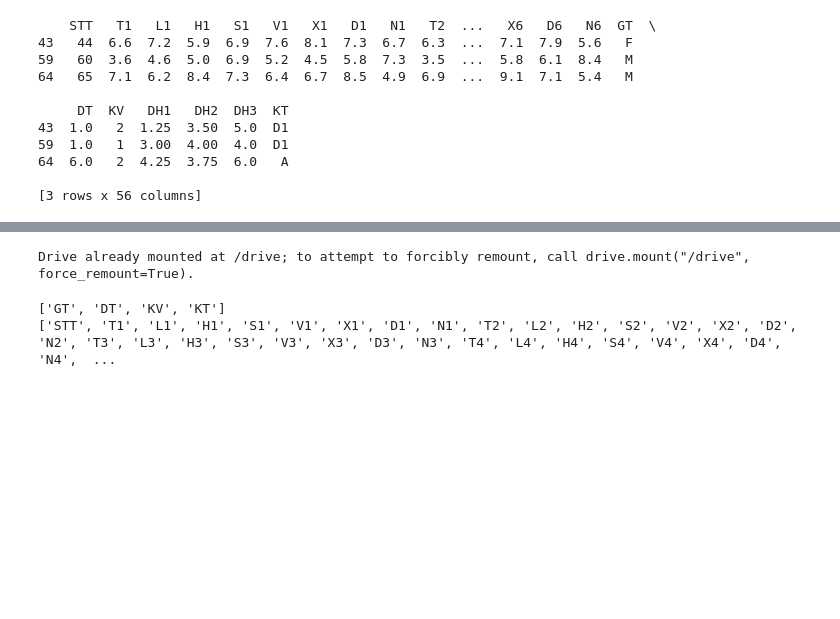
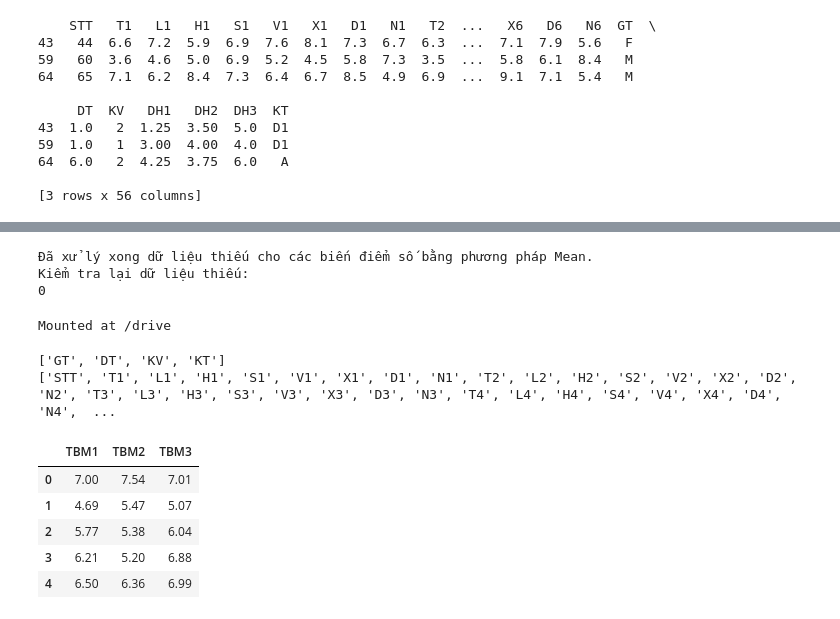
Before and after one commit to hongocphuongnhu/TH_Deep_Learning, a Jupyter notebook: LAB01.ipynb, the cells around one changed output, grey strips where cells are left out. Cells and saved outputs as stored; diff of their text form; code cells hidden in the pictures; blank space fills up the shorter version.

```diff
--- a/LAB01.ipynb
+++ b/LAB01.ipynb
@@ -64,3 +64,14 @@ print (dropAllNaNFrame)
 # %%
 #thay thế các giá trị null thành số 0
 dulieuxettuyen = dulieuxettuyen.fillna(0)
+# %%
+# Khảo sát dữ liệu thiếu cho cột 'DT' (Dân tộc)
+print("Các giá trị riêng biệt của DT:", dulieuxettuyen['DT'].unique())
+tan_so_dt = dulieuxettuyen['DT'].value_counts(dropna=False)
+tan_suat_dt = dulieuxettuyen['DT'].value_counts(dropna=False, normalize=True) * 100
+
+thong_ke_dt = pd.DataFrame({'Tần số': tan_so_dt, 'Tần suất (%)': tan_suat_dt})
+print("\nBảng thống kê DT:")
+display(thong_ke_dt)
+
+dulieuxettuyen['DT'] = dulieuxettuyen['DT'].fillna(0)
@@ -67,10 +87,32 @@ dulieuxettuyen = dulieuxettuyen.fillna(0)
+# %%
+#Thống kê dữ liệu thiếu cho T1 và các cột điểm khác, sau đó điền bằng Mean
+columns_to_fix = ['T1', 'L1', 'H1', 'S1', 'V1', 'X1', 'D1', 'N1',
+                  'T2', 'L2', 'H2', 'S2', 'V2', 'X2', 'D2', 'N2',
+                  'T3', 'L3', 'H3', 'S3', 'V3', 'X3', 'D3', 'N3',
+                  'T4', 'L4', 'H4', 'S4', 'V4', 'X4', 'D4', 'N4',
+                  'T5', 'L5', 'H5', 'S5', 'V5', 'X5', 'D5', 'N5',
+                  'T6', 'L6', 'H6', 'S6', 'V6', 'X6', 'D6', 'N6']
+
+for col in columns_to_fix:
+    if col in dulieuxettuyen.columns:
+        mean_val = dulieuxettuyen[col].mean()
+        # dulieuxettuyen[col] = dulieuxettuyen[col].replace(0, np.nan) # Trả lại nan vì trước đó điền 0
+        dulieuxettuyen[col] = dulieuxettuyen[col].fillna(mean_val)
+
+print("Đã xử lý xong dữ liệu thiếu cho các biến điểm số bằng phương pháp Mean.")
+print("Kiểm tra lại dữ liệu thiếu:")
+print(dulieuxettuyen[columns_to_fix].isnull().sum().sum())
+# %% [output]
+Đã xử lý xong dữ liệu thiếu cho các biến điểm số bằng phương pháp Mean.
+Kiểm tra lại dữ liệu thiếu:
+0
 # %%
 from google.colab import drive
 drive.mount('/drive')
 dulieuxettuyen_frame = pd.DataFrame(dulieuxettuyen)
 dulieuxettuyen_frame.to_csv('/drive/My Drive/DataAnalyst/dulieuxettuyen.csv')
 # %% [output]
-Drive already mounted at /drive; to attempt to forcibly remount, call drive.mount("/drive", force_remount=True).
+Mounted at /drive
 # %%
 dinhtinh = ['GT', 'DT', 'KV', 'KT']
 dinhluong = [col for col in dulieuxettuyen.columns if col not in dinhtinh]
@@ -79,3 +121,22 @@ print(dinhluong)
 # %% [output]
 ['GT', 'DT', 'KV', 'KT']
 ['STT', 'T1', 'L1', 'H1', 'S1', 'V1', 'X1', 'D1', 'N1', 'T2', 'L2', 'H2', 'S2', 'V2', 'X2', 'D2', 'N2', 'T3', 'L3', 'H3', 'S3', 'V3', 'X3', 'D3', 'N3', 'T4', 'L4', 'H4', 'S4', 'V4', 'X4', 'D4', 'N4',  ...
+# %%
+import numpy as np
+
+# Tính TBM1, TBM2, TBM3
+for i in [1, 2, 6]:
+    suffix = str(i) if i != 6 else '3'
+    year = str(i)
+    dulieuxettuyen[f'TBM{suffix}'] = (dulieuxettuyen[f'T{year}']*2 + dulieuxettuyen[f'L{year}'] + dulieuxettuyen[f'H{year}'] +
+                                     dulieuxettuyen[f'S{year}'] + dulieuxettuyen[f'V{year}']*2 + dulieuxettuyen[f'X{year}'] +
+                                     dulieuxettuyen[f'D{year}'] + dulieuxettuyen[f'N{year}']) / 10
+
+display(dulieuxettuyen[['TBM1', 'TBM2', 'TBM3']].head())
+# %% [output]
+|  | TBM1 | TBM2 | TBM3 |
+| 0 | 7.00 | 7.54 | 7.01 |
+| 1 | 4.69 | 5.47 | 5.07 |
+| 2 | 5.77 | 5.38 | 6.04 |
+| 3 | 6.21 | 5.20 | 6.88 |
+| 4 | 6.50 | 6.36 | 6.99 |
```
Also changed, not shown: parts of 7 cells of this notebook.
